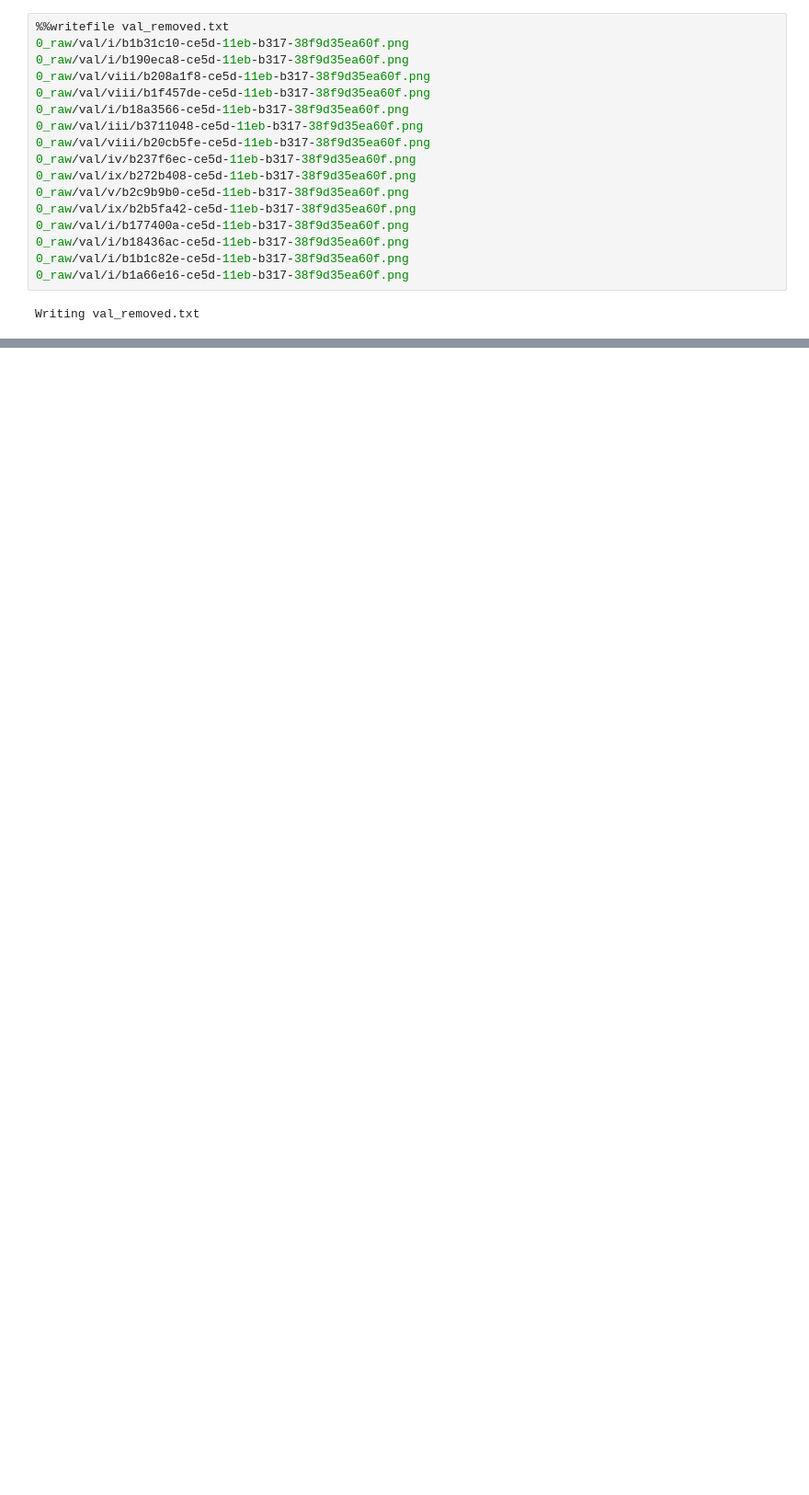
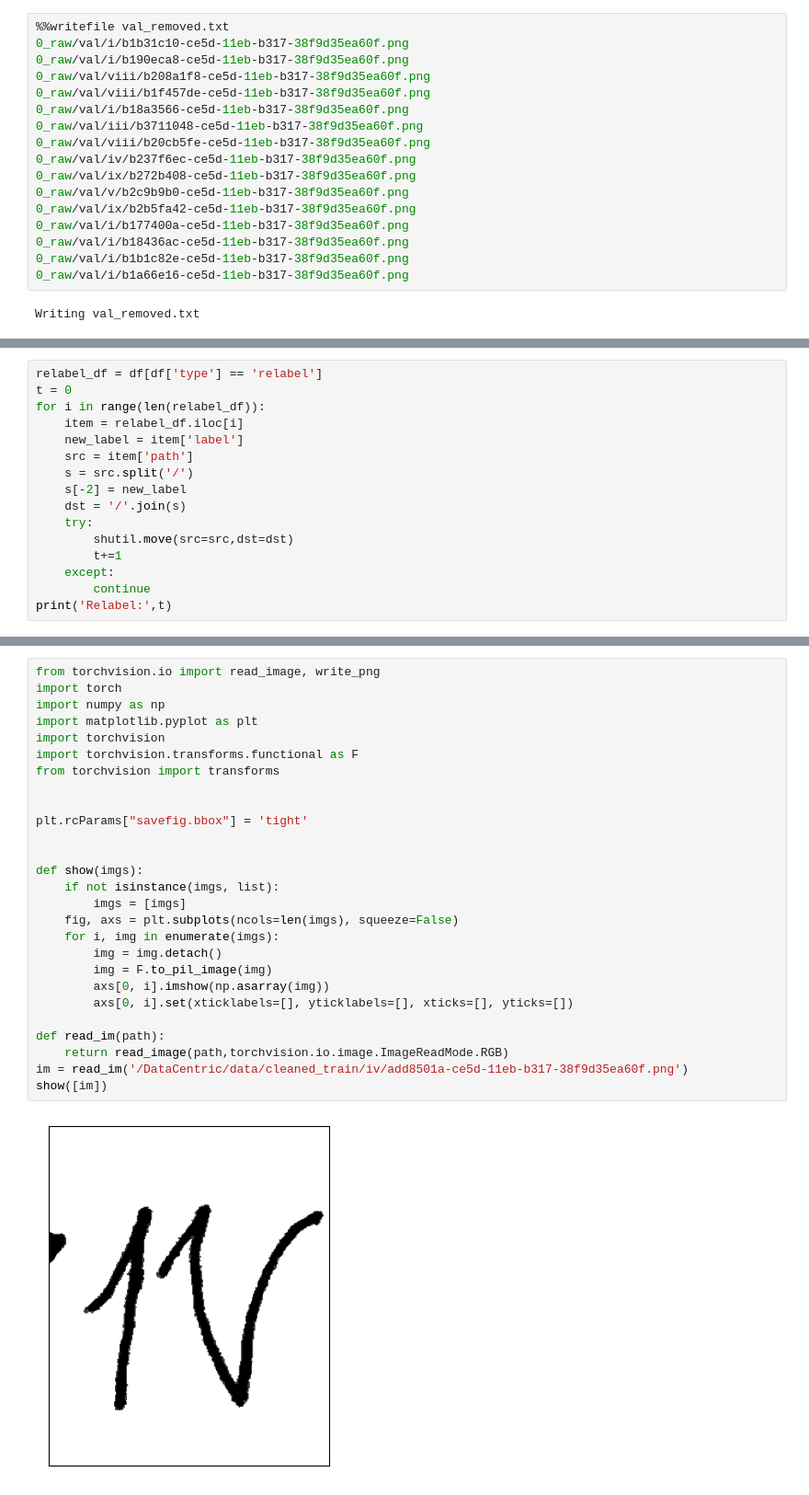
Before and after one commit to phandaiduonghcb/DataCentric, a Jupyter notebook: test.ipynb, the cells around one changed output, grey strips where cells are left out. Shown: that part at 92% size. Cells and saved outputs as stored; diff of their text form; blank space fills up the shorter version.

```diff
--- a/test.ipynb
+++ b/test.ipynb
@@ -55,0 +151,16 @@ for path in paths:
+# %%
+relabel_df = df[df['type'] == 'relabel']
+t = 0
+for i in range(len(relabel_df)):
+    item = relabel_df.iloc[i]
+    new_label = item['label']
+    src = item['path']
+    s = src.split('/')
+    s[-2] = new_label
+    dst = '/'.join(s)
+    try:
+        shutil.move(src=src,dst=dst)
+        t+=1
+    except:
+        continue
+print('Relabel:',t)
@@ -55,0 +187,29 @@ for path in paths:
+# %%
+from torchvision.io import read_image, write_png
+import torch
+import numpy as np
+import matplotlib.pyplot as plt
+import torchvision
+import torchvision.transforms.functional as F
+from torchvision import transforms
+
+
+plt.rcParams["savefig.bbox"] = 'tight'
+
+
+def show(imgs):
+    if not isinstance(imgs, list):
+        imgs = [imgs]
+    fig, axs = plt.subplots(ncols=len(imgs), squeeze=False)
+    for i, img in enumerate(imgs):
+        img = img.detach()
+        img = F.to_pil_image(img)
+        axs[0, i].imshow(np.asarray(img))
+        axs[0, i].set(xticklabels=[], yticklabels=[], xticks=[], yticks=[])
+
+def read_im(path):
+    return read_image(path,torchvision.io.image.ImageReadMode.RGB)
+im = read_im('/DataCentric/data/cleaned_train/iv/add8501a-ce5d-11eb-b317-38f9d35ea60f.png')
+show([im])
+# %% [output]
+[figure, added]
```
Also changed, not shown: parts of 23 cells of this notebook, 30 other files.
